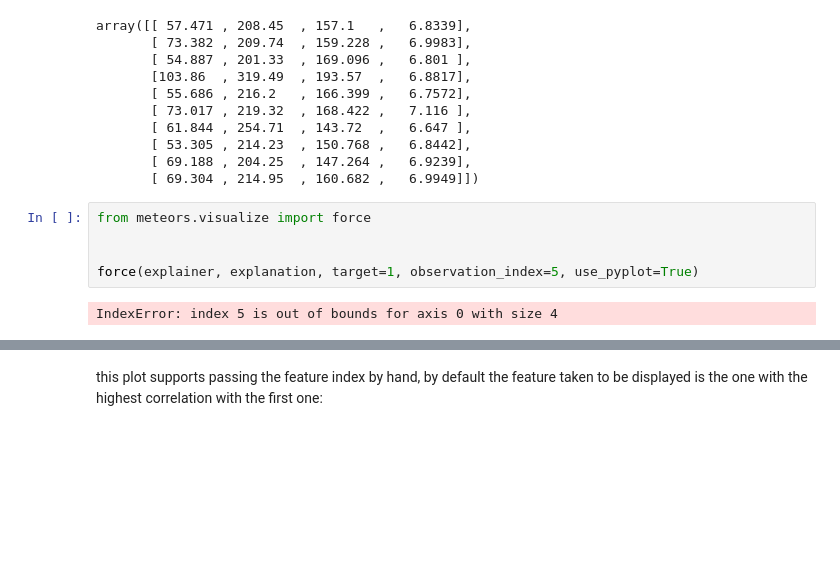
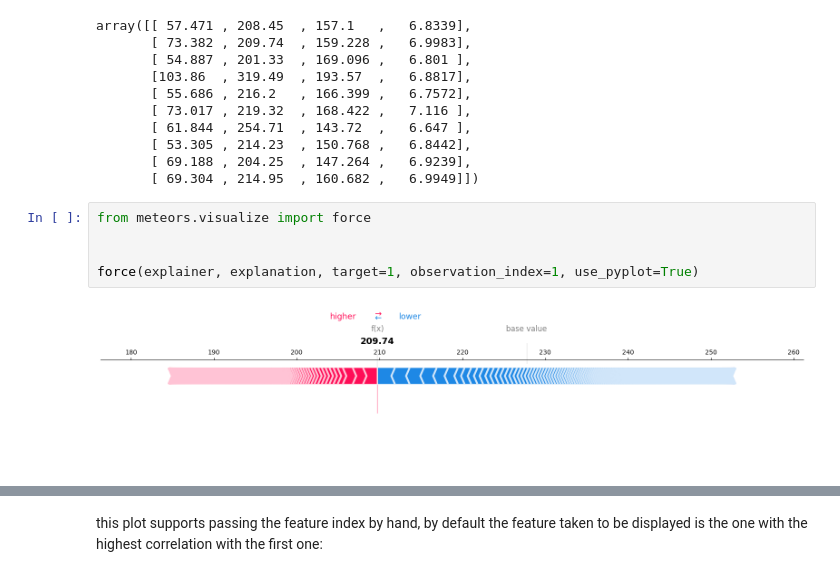
Before and after one commit to xai4space/meteors, a Jupyter notebook: examples/hyperview_challenge/shap.ipynb, the cells around one changed output, grey strips where cells are left out. Drawn from its saved outputs; the diff is of its cells as text; blank space fills up the shorter version.

```diff
--- a/examples/hyperview_challenge/shap.ipynb
+++ b/examples/hyperview_challenge/shap.ipynb
@@ -150,10 +155,10 @@ array([[ 57.471 , 208.45  , 157.1   ,   6.8339],
 # %%
 from meteors.visualize import force
 
 
-force(explainer, explanation, target=1, observation_index=5, use_pyplot=True)
+force(explainer, explanation, target=1, observation_index=1, use_pyplot=True)
 # %% [output]
-IndexError: index 5 is out of bounds for axis 0 with size 4
+[figure, added]
 # %%
 from meteors.visualize import waterfall
 
```
Also changed, not shown: parts of 24 cells of this notebook, 1 other file.
